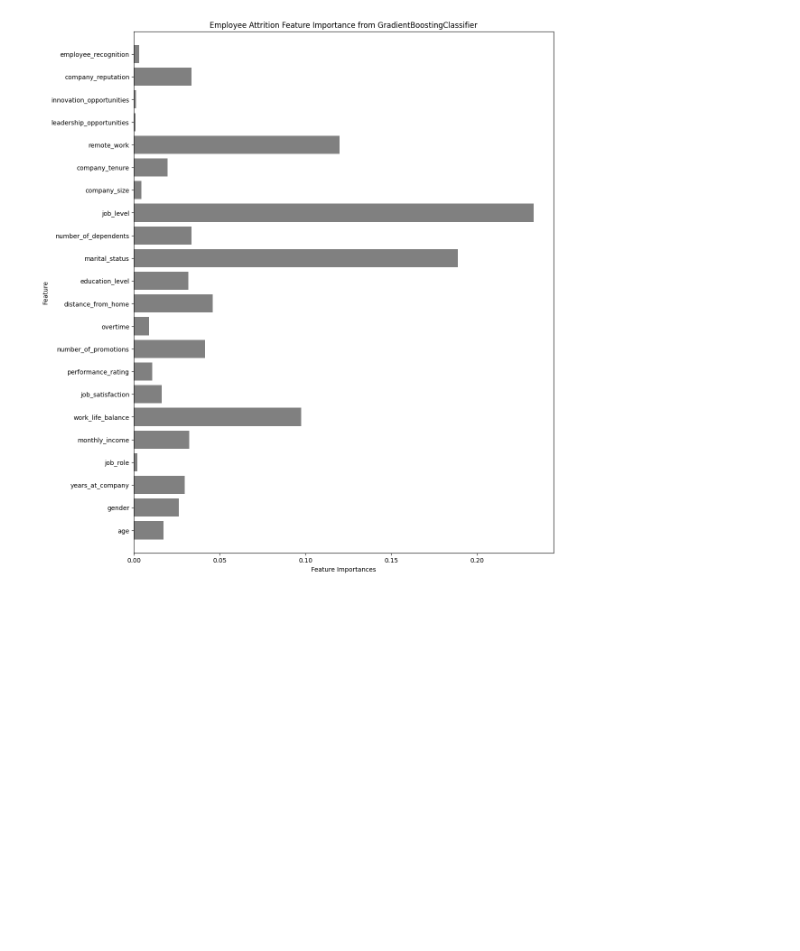
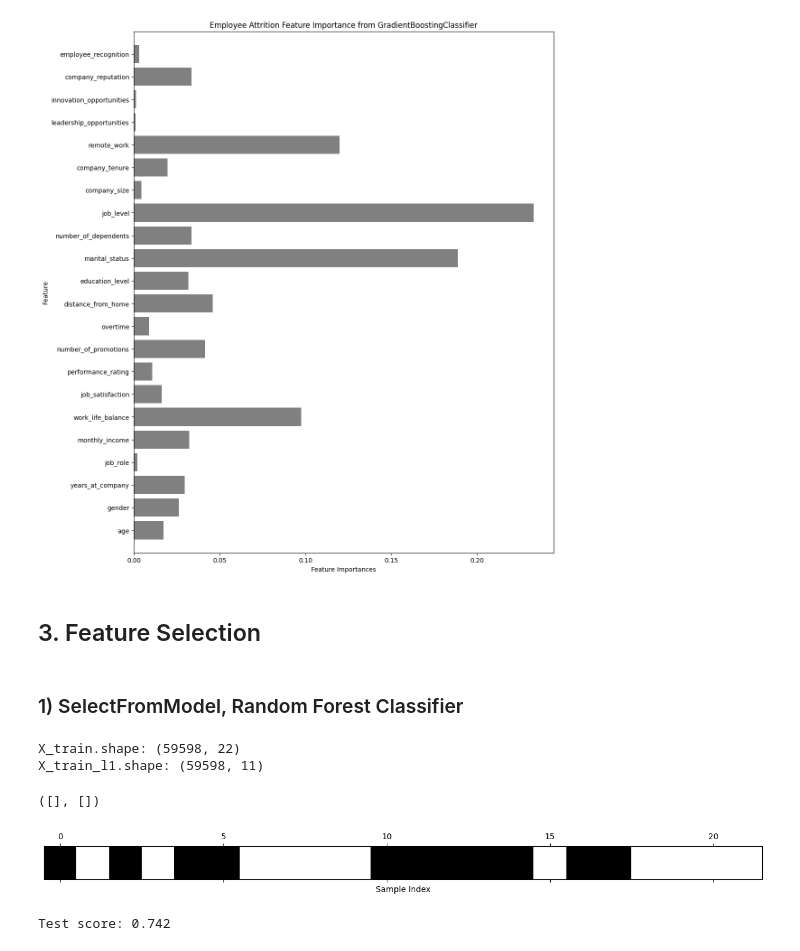
Before and after one commit to Pipikopimame/orbe_public, a Jupyter notebook: employee_attrition_classification.ipynb, the cells around one changed output. Saved outputs shown, nothing was run; the diff lists cells and outputs as text; code cells hidden in the pictures; blank space fills up the shorter version.

```diff
--- a/employee_attrition_classification.ipynb
+++ b/employee_attrition_classification.ipynb
@@ -191,3 +192,30 @@ ax.set_title('Employee Attrition Feature Importance from GradientBoostingClassif
 plt.show()
 # %% [output]
 [figure]
+# %% [markdown]
+<h2>3. Feature Selection</h2>
+# %% [markdown]
+<h3>1) SelectFromModel, Random Forest Classifier</h3>
+# %%
+select = SelectFromModel(RandomForestClassifier(n_estimators=100, random_state=42),threshold='median')
+select.fit(train_data,train_label)
+x_train_l1 = select.transform(train_data)
+print("X_train.shape: {}".format(train_data.shape))
+print("X_train_l1.shape: {}".format(x_train_l1.shape))
+mask = select.get_support()
+#visualize mask -- black is True, white is False
+plt.matshow(mask.reshape(1,-1),cmap='gray_r')
+plt.xlabel("Sample Index")
+plt.yticks(())
+# %% [output]
+X_train.shape: (59598, 22)
+X_train_l1.shape: (59598, 11)
+([], [])
+[figure, added]
+# %%
+x_test = select.transform(test_data)
+score = GradientBoostingClassifier().fit(x_train_l1,train_label).score(x_test,test_label)
+#score = LogisticRegression().fit(x_train_l1,train_label).score(x_test,test_label)
+print("Test score: {:.3f}".format(score))
+# %% [output]
+Test score: 0.742
```
Also changed, not shown: parts of 3 cells of this notebook.
